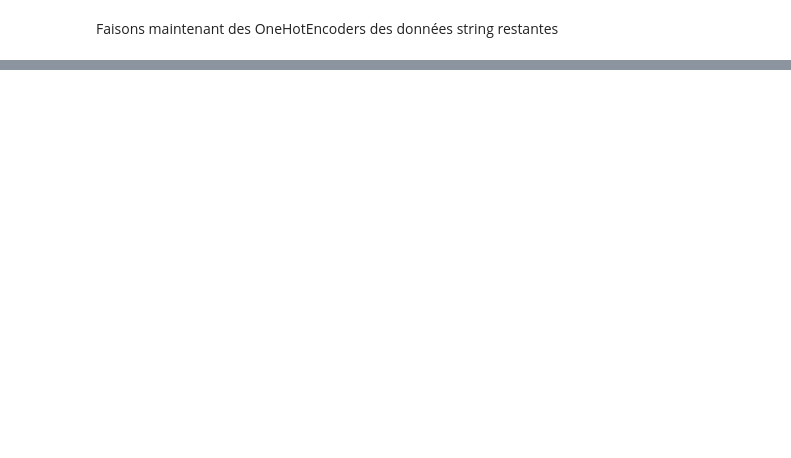
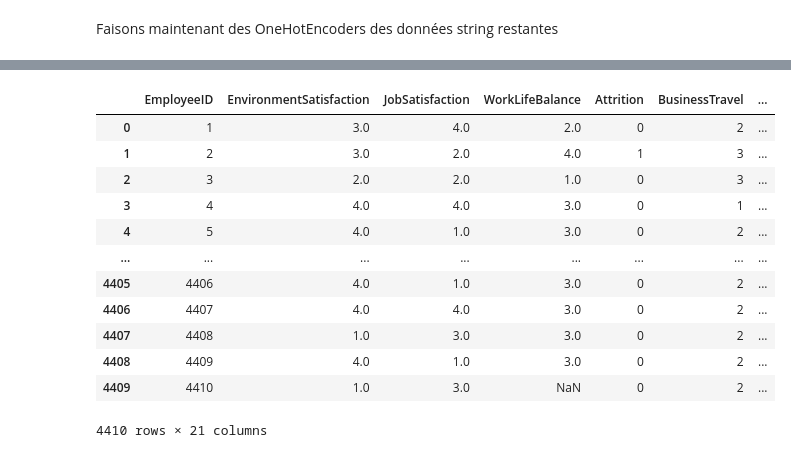
Before and after one commit to R1leMargoulin/Projet_ML_Human4You, a Jupyter notebook: Data_analysis.ipynb, the cells around one changed output, grey strips where cells are left out. Cells and saved outputs as stored; diff of their text form; code cells hidden in the pictures; blank space fills up the shorter version.

```diff
--- a/Data_analysis.ipynb
+++ b/Data_analysis.ipynb
@@ -313,0 +265,18 @@ memory usage: 1.3 MB
+# %%
+
+datas.drop(['EducationField', 'Department', "JobRole"], axis=1, inplace=True, errors="ignore")
+datas
+# %% [output]
+|  | EmployeeID | EnvironmentSatisfaction | JobSatisfaction | WorkLifeBalance | Attrition | BusinessTravel | ... |
+| 0 | 1 | 3.0 | 4.0 | 2.0 | 0 | 2 | ... |
+| 1 | 2 | 3.0 | 2.0 | 4.0 | 1 | 3 | ... |
+| 2 | 3 | 2.0 | 2.0 | 1.0 | 0 | 3 | ... |
+| 3 | 4 | 4.0 | 4.0 | 3.0 | 0 | 1 | ... |
+| 4 | 5 | 4.0 | 1.0 | 3.0 | 0 | 2 | ... |
+| ... | ... | ... | ... | ... | ... | ... | ... |
+| 4405 | 4406 | 4.0 | 1.0 | 3.0 | 0 | 2 | ... |
+| 4406 | 4407 | 4.0 | 4.0 | 3.0 | 0 | 2 | ... |
+| 4407 | 4408 | 1.0 | 3.0 | 3.0 | 0 | 2 | ... |
+| 4408 | 4409 | 4.0 | 1.0 | 3.0 | 0 | 2 | ... |
+| 4409 | 4410 | 1.0 | 3.0 | NaN | 0 | 2 | ... |
+4410 rows × 21 columns
```
Also changed, not shown: parts of 9 cells of this notebook.
